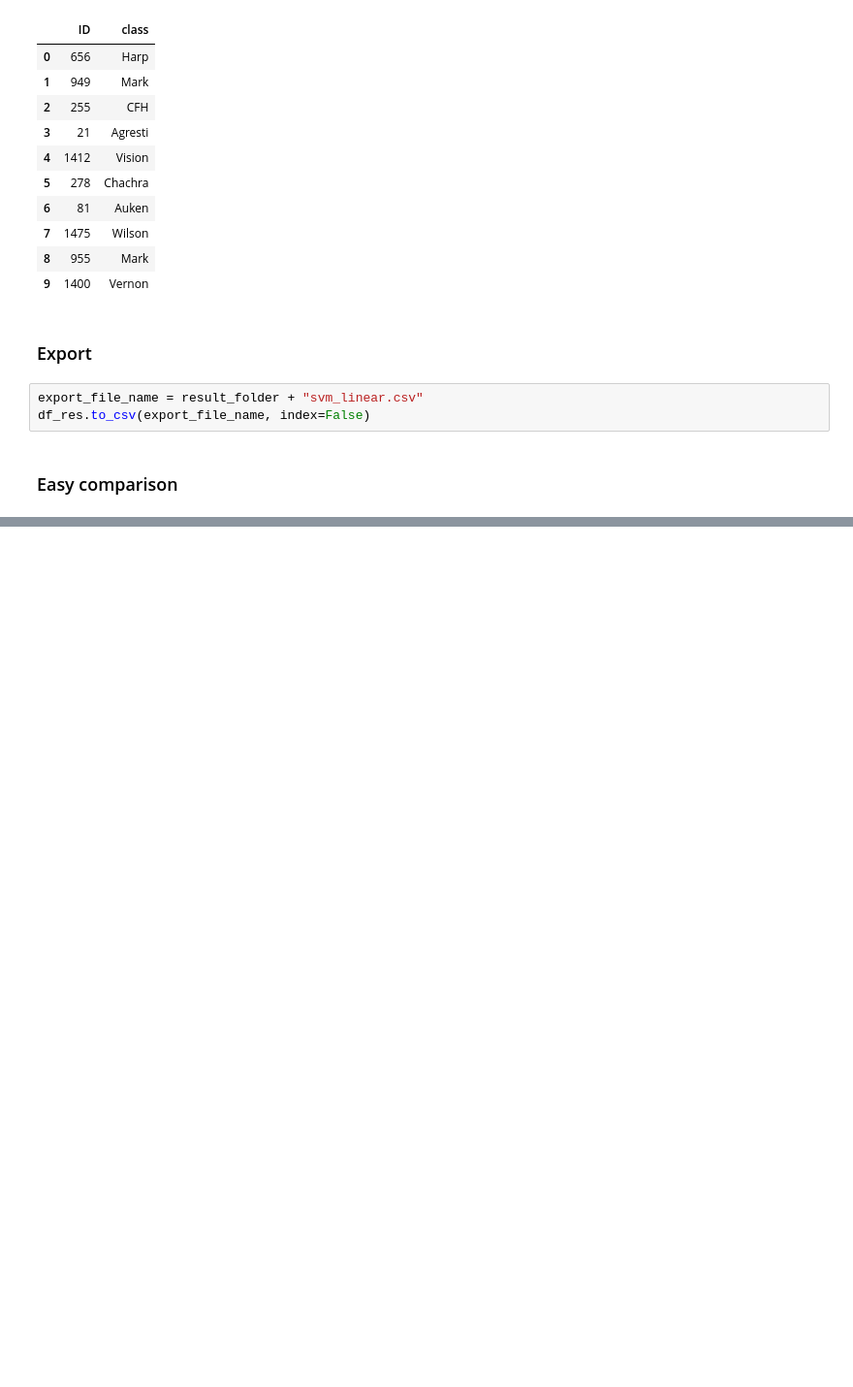
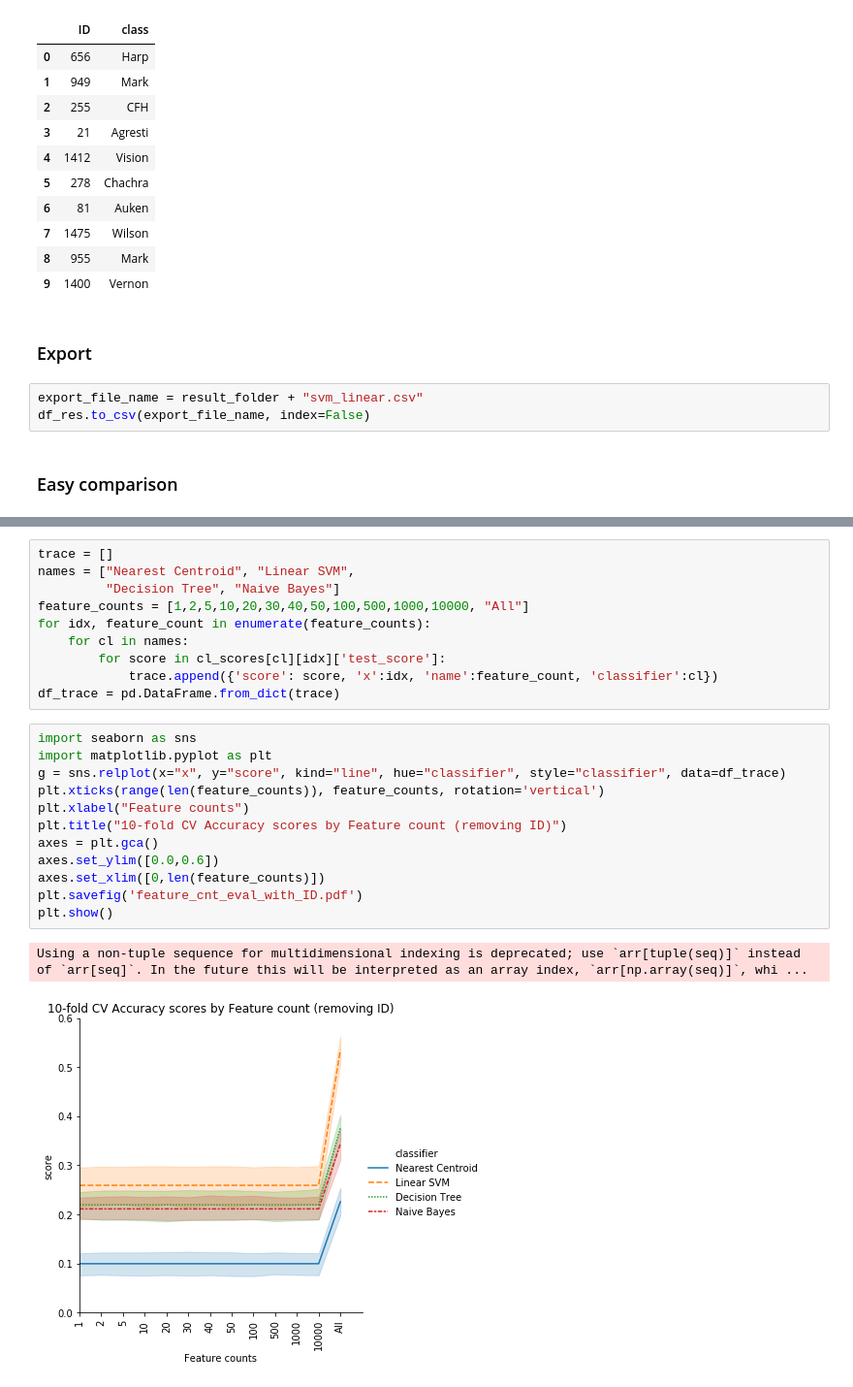
Before and after one commit to freecraver/ML-fun, a Jupyter notebook: amazon/amazon.ipynb, the cells around one changed output, grey strips where cells are left out. Shown: that part at 97% size. Cells and saved outputs as stored; diff of their text form; blank space fills up the shorter version.

```diff
--- a/amazon/amazon.ipynb
+++ b/amazon/amazon.ipynb
@@ -165,0 +229,25 @@ py.iplot(go.Figure(data=traces, layout=layout))
+# %%
+trace = []
+names = ["Nearest Centroid", "Linear SVM",
+         "Decision Tree", "Naive Bayes"]
+feature_counts = [1,2,5,10,20,30,40,50,100,500,1000,10000, "All"]
+for idx, feature_count in enumerate(feature_counts):
+    for cl in names:
+        for score in cl_scores[cl][idx]['test_score']:
+            trace.append({'score': score, 'x':idx, 'name':feature_count, 'classifier':cl})
+df_trace = pd.DataFrame.from_dict(trace)
+# %%
+import seaborn as sns
+import matplotlib.pyplot as plt
+g = sns.relplot(x="x", y="score", kind="line", hue="classifier", style="classifier", data=df_trace)
+plt.xticks(range(len(feature_counts)), feature_counts, rotation='vertical')
+plt.xlabel("Feature counts")
+plt.title("10-fold CV Accuracy scores by Feature count (removing ID)")
+axes = plt.gca()
+axes.set_ylim([0.0,0.6])
+axes.set_xlim([0,len(feature_counts)])
+plt.savefig('feature_cnt_eval_with_ID.pdf')
+plt.show()
+# %% [output]
+Using a non-tuple sequence for multidimensional indexing is deprecated; use `arr[tuple(seq)]` instead of `arr[seq]`. In the future this will be interpreted as an array index, `arr[np.array(seq)]`, whi ...
+[figure, added]
```
Also changed, not shown: parts of 14 cells of this notebook, 1 other file.
